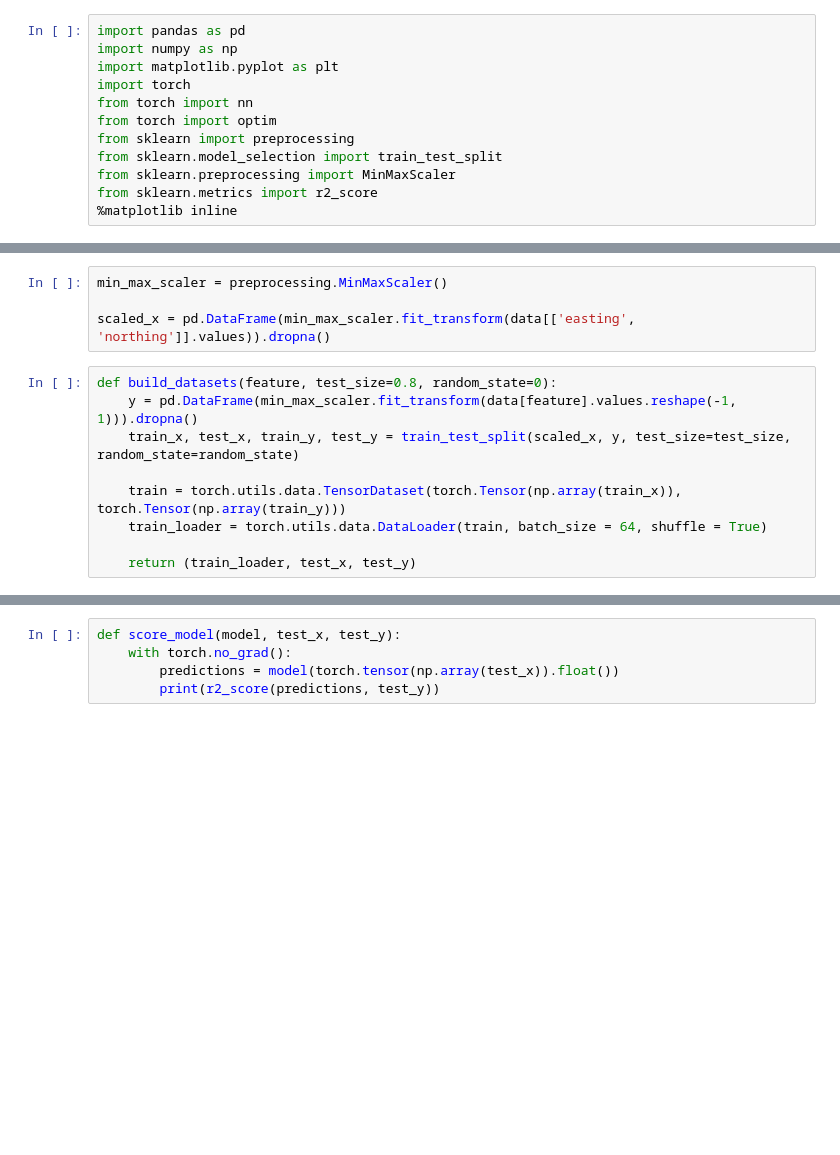
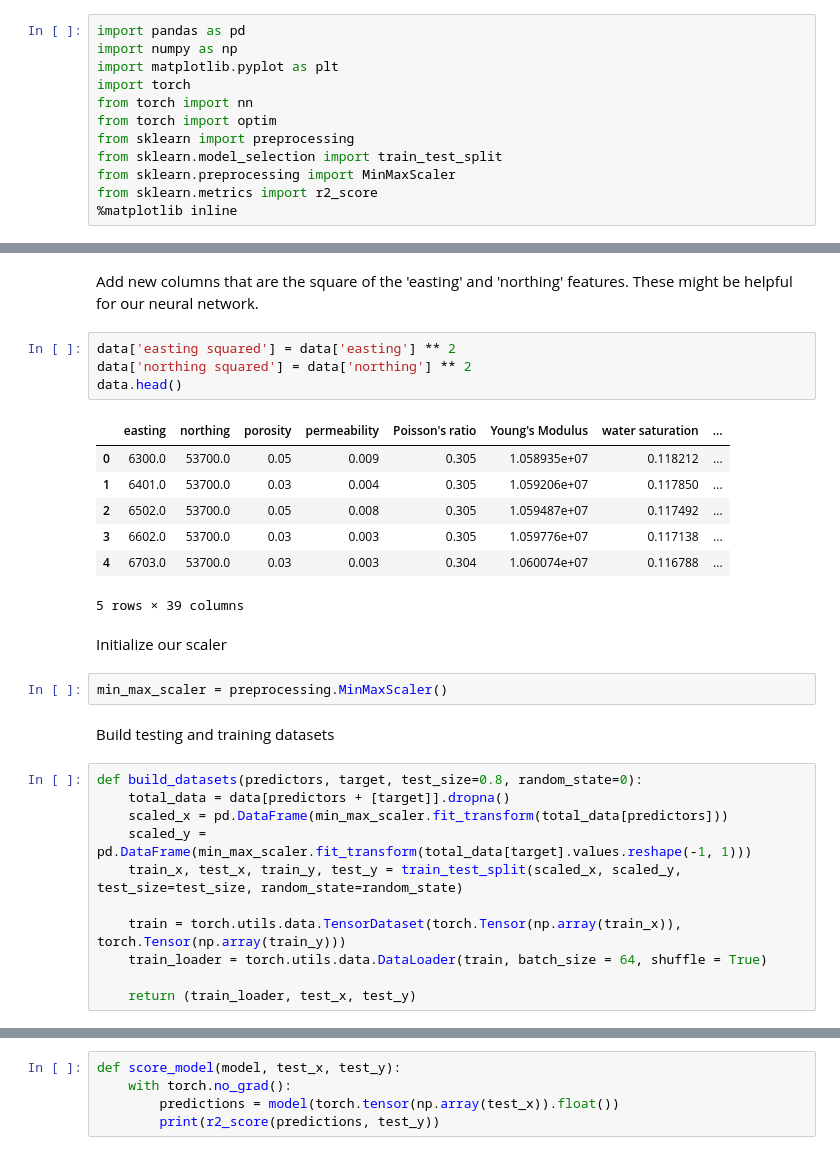
Before and after one commit to BadrBelhiti/EnergyAnalyticsFinal, a Jupyter notebook: notebooks/NNBuilder.ipynb, the cells around one changed output, grey strips where cells are left out. Saved outputs shown, nothing was run; the diff lists cells and outputs as text; blank space fills up the shorter version.

```diff
--- a/notebooks/NNBuilder.ipynb
+++ b/notebooks/NNBuilder.ipynb
@@ -23,12 +25,30 @@ data.head()
 5 rows × 37 columns
-# %%
-min_max_scaler = preprocessing.MinMaxScaler()
-
-scaled_x = pd.DataFrame(min_max_scaler.fit_transform(data[['easting', 'northing']].values)).dropna()
+# %% [markdown]
+Add new columns that are the square of the 'easting' and 'northing' features. These might be helpful for our neural network.
+# %%
+data['easting squared'] = data['easting'] ** 2
+data['northing squared'] = data['northing'] ** 2
+data.head()
+# %% [output]
+|  | easting | northing | porosity | permeability | Poisson's ratio | Young's Modulus | water saturation | ... |
+| 0 | 6300.0 | 53700.0 | 0.05 | 0.009 | 0.305 | 1.058935e+07 | 0.118212 | ... |
+| 1 | 6401.0 | 53700.0 | 0.03 | 0.004 | 0.305 | 1.059206e+07 | 0.117850 | ... |
+| 2 | 6502.0 | 53700.0 | 0.05 | 0.008 | 0.305 | 1.059487e+07 | 0.117492 | ... |
+| 3 | 6602.0 | 53700.0 | 0.03 | 0.003 | 0.305 | 1.059776e+07 | 0.117138 | ... |
+| 4 | 6703.0 | 53700.0 | 0.03 | 0.003 | 0.304 | 1.060074e+07 | 0.116788 | ... |
+5 rows × 39 columns
+# %% [markdown]
+Initialize our scaler
+# %%
+min_max_scaler = preprocessing.MinMaxScaler()
+# %% [markdown]
+Build testing and training datasets
 # %%
-def build_datasets(feature, test_size=0.8, random_state=0):
-    y = pd.DataFrame(min_max_scaler.fit_transform(data[feature].values.reshape(-1, 1))).dropna()
-    train_x, test_x, train_y, test_y = train_test_split(scaled_x, y, test_size=test_size, random_state=random_state)
+def build_datasets(predictors, target, test_size=0.8, random_state=0):
+    total_data = data[predictors + [target]].dropna()
+    scaled_x = pd.DataFrame(min_max_scaler.fit_transform(total_data[predictors]))
+    scaled_y = pd.DataFrame(min_max_scaler.fit_transform(total_data[target].values.reshape(-1, 1)))
+    train_x, test_x, train_y, test_y = train_test_split(scaled_x, scaled_y, test_size=test_size, random_state=random_state)
 
     train = torch.utils.data.TensorDataset(torch.Tensor(np.array(train_x)), torch.Tensor(np.array(train_y)))
     train_loader = torch.utils.data.DataLoader(train, batch_size = 64, shuffle = True)
```
Also changed, not shown: parts of 8 cells of this notebook, 4 other files.
